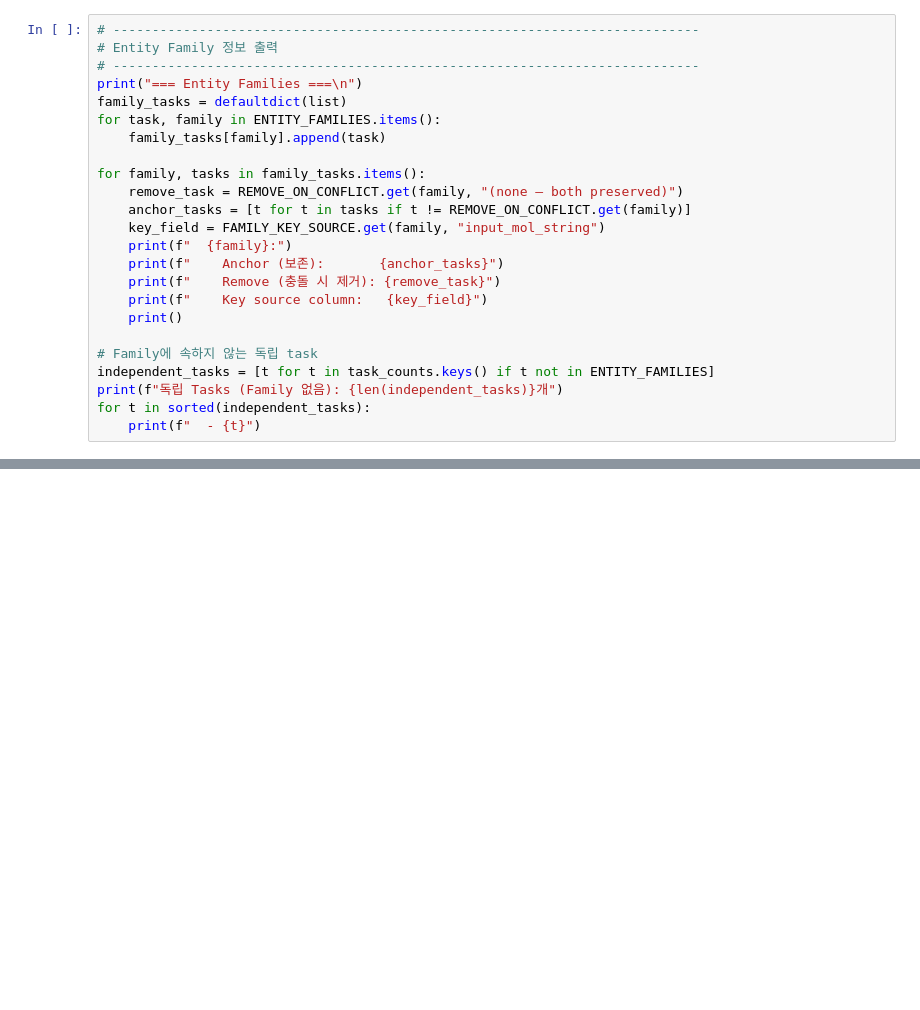
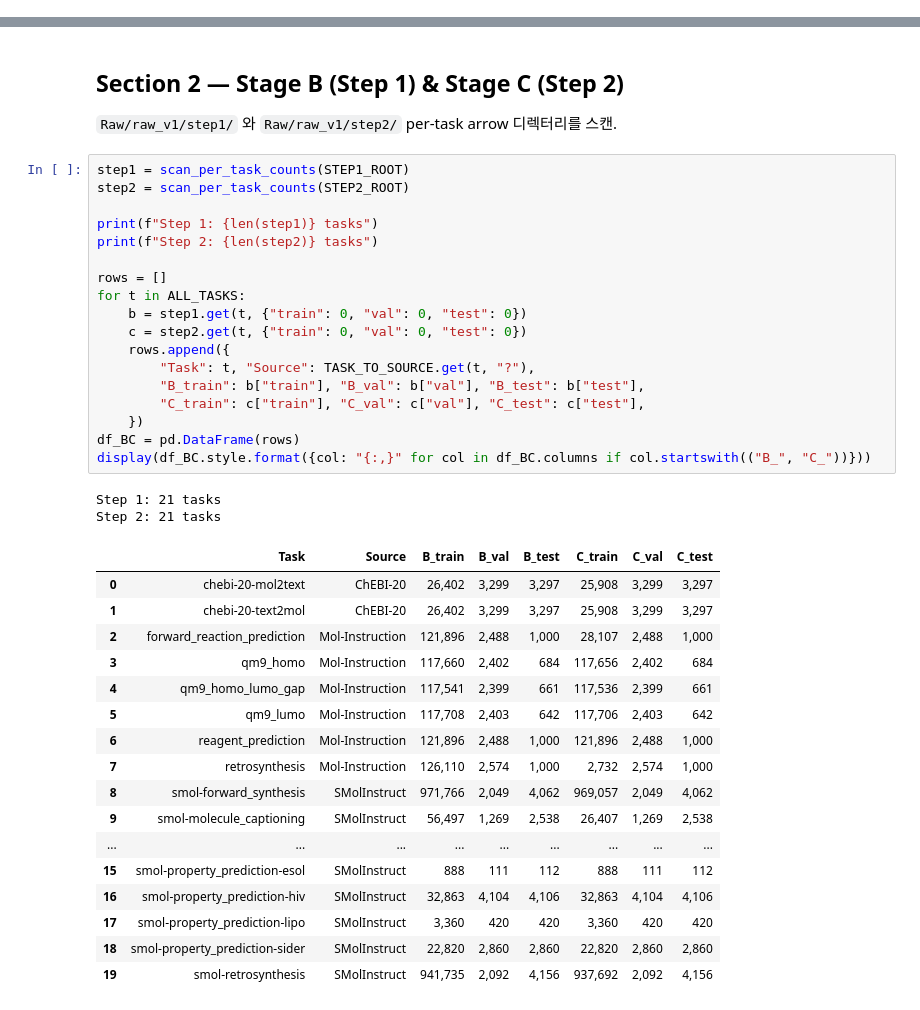
Before and after one commit to gkswns3708/MolDA, a Jupyter notebook: src/dataset_generation/dataset_summary.ipynb, the cells around one changed output, grey strips where cells are left out. Cells and saved outputs as stored; diff of their text form; blank space fills up the shorter version.

Commit message:
chore(dataset): refresh dataset_summary notebook for 10x_rephrase pipeline
5단계(Source → Step1 → Step2 → raw_v1 → 10x_rephrase) 추적 파이프라인으로
재작성. BASE_TAG/AUG_TAG 분리하여 raw_v1 / 10x_rephrase 경로를 별도 추적.

```diff
--- a/src/dataset_generation/dataset_summary.ipynb
+++ b/src/dataset_generation/dataset_summary.ipynb
@@ -1213,24 +0,0 @@ Step 2에서 수행되는 cross-source decontamination의 영향을 분석합니
-# %%
-# ---------------------------------------------------------------------------
-# Entity Family 정보 출력
-# ---------------------------------------------------------------------------
-print("=== Entity Families ===\n")
-family_tasks = defaultdict(list)
-for task, family in ENTITY_FAMILIES.items():
-    family_tasks[family].append(task)
-
-for family, tasks in family_tasks.items():
-    remove_task = REMOVE_ON_CONFLICT.get(family, "(none — both preserved)")
-    anchor_tasks = [t for t in tasks if t != REMOVE_ON_CONFLICT.get(family)]
-    key_field = FAMILY_KEY_SOURCE.get(family, "input_mol_string")
-    print(f"  {family}:")
-    print(f"    Anchor (보존):       {anchor_tasks}")
-    print(f"    Remove (충돌 시 제거): {remove_task}")
-    print(f"    Key source column:   {key_field}")
-    print()
-
-# Family에 속하지 않는 독립 task
-independent_tasks = [t for t in task_counts.keys() if t not in ENTITY_FAMILIES]
-print(f"독립 Tasks (Family 없음): {len(independent_tasks)}개")
-for t in sorted(independent_tasks):
-    print(f"  - {t}")
@@ -1599,0 +307,42 @@ for source in df_task_summary["Source"].unique():
+# %% [markdown]
+## Section 2 — Stage B (Step 1) & Stage C (Step 2)
+
+`Raw/raw_v1/step1/` 와 `Raw/raw_v1/step2/` per-task arrow 디렉터리를 스캔.
+# %%
+step1 = scan_per_task_counts(STEP1_ROOT)
+step2 = scan_per_task_counts(STEP2_ROOT)
+
+print(f"Step 1: {len(step1)} tasks")
+print(f"Step 2: {len(step2)} tasks")
+
+rows = []
+for t in ALL_TASKS:
+    b = step1.get(t, {"train": 0, "val": 0, "test": 0})
+    c = step2.get(t, {"train": 0, "val": 0, "test": 0})
+    rows.append({
+        "Task": t, "Source": TASK_TO_SOURCE.get(t, "?"),
+        "B_train": b["train"], "B_val": b["val"], "B_test": b["test"],
+        "C_train": c["train"], "C_val": c["val"], "C_test": c["test"],
+    })
+df_BC = pd.DataFrame(rows)
+display(df_BC.style.format({col: "{:,}" for col in df_BC.columns if col.startswith(("B_", "C_"))}))
+# %% [output]
+Step 1: 21 tasks
+Step 2: 21 tasks
+|  | Task | Source | B_train | B_val | B_test | C_train | C_val | C_test |
+| 0 | chebi-20-mol2text | ChEBI-20 | 26,402 | 3,299 | 3,297 | 25,908 | 3,299 | 3,297 |
+| 1 | chebi-20-text2mol | ChEBI-20 | 26,402 | 3,299 | 3,297 | 25,908 | 3,299 | 3,297 |
+| 2 | forward_reaction_prediction | Mol-Instruction | 121,896 | 2,488 | 1,000 | 28,107 | 2,488 | 1,000 |
+| 3 | qm9_homo | Mol-Instruction | 117,660 | 2,402 | 684 | 117,656 | 2,402 | 684 |
+| 4 | qm9_homo_lumo_gap | Mol-Instruction | 117,541 | 2,399 | 661 | 117,536 | 2,399 | 661 |
+| 5 | qm9_lumo | Mol-Instruction | 117,708 | 2,403 | 642 | 117,706 | 2,403 | 642 |
+| 6 | reagent_prediction | Mol-Instruction | 121,896 | 2,488 | 1,000 | 121,896 | 2,488 | 1,000 |
+| 7 | retrosynthesis | Mol-Instruction | 126,110 | 2,574 | 1,000 | 2,732 | 2,574 | 1,000 |
+| 8 | smol-forward_synthesis | SMolInstruct | 971,766 | 2,049 | 4,062 | 969,057 | 2,049 | 4,062 |
+| 9 | smol-molecule_captioning | SMolInstruct | 56,497 | 1,269 | 2,538 | 26,407 | 1,269 | 2,538 |
+| ... | ... | ... | ... | ... | ... | ... | ... | ... |
+| 15 | smol-property_prediction-esol | SMolInstruct | 888 | 111 | 112 | 888 | 111 | 112 |
+| 16 | smol-property_prediction-hiv | SMolInstruct | 32,863 | 4,104 | 4,106 | 32,863 | 4,104 | 4,106 |
+| 17 | smol-property_prediction-lipo | SMolInstruct | 3,360 | 420 | 420 | 3,360 | 420 | 420 |
+| 18 | smol-property_prediction-sider | SMolInstruct | 22,820 | 2,860 | 2,860 | 22,820 | 2,860 | 2,860 |
+| 19 | smol-retrosynthesis | SMolInstruct | 941,735 | 2,092 | 4,156 | 937,692 | 2,092 | 4,156 |
```
Also changed, not shown: parts of 54 cells of this notebook.
